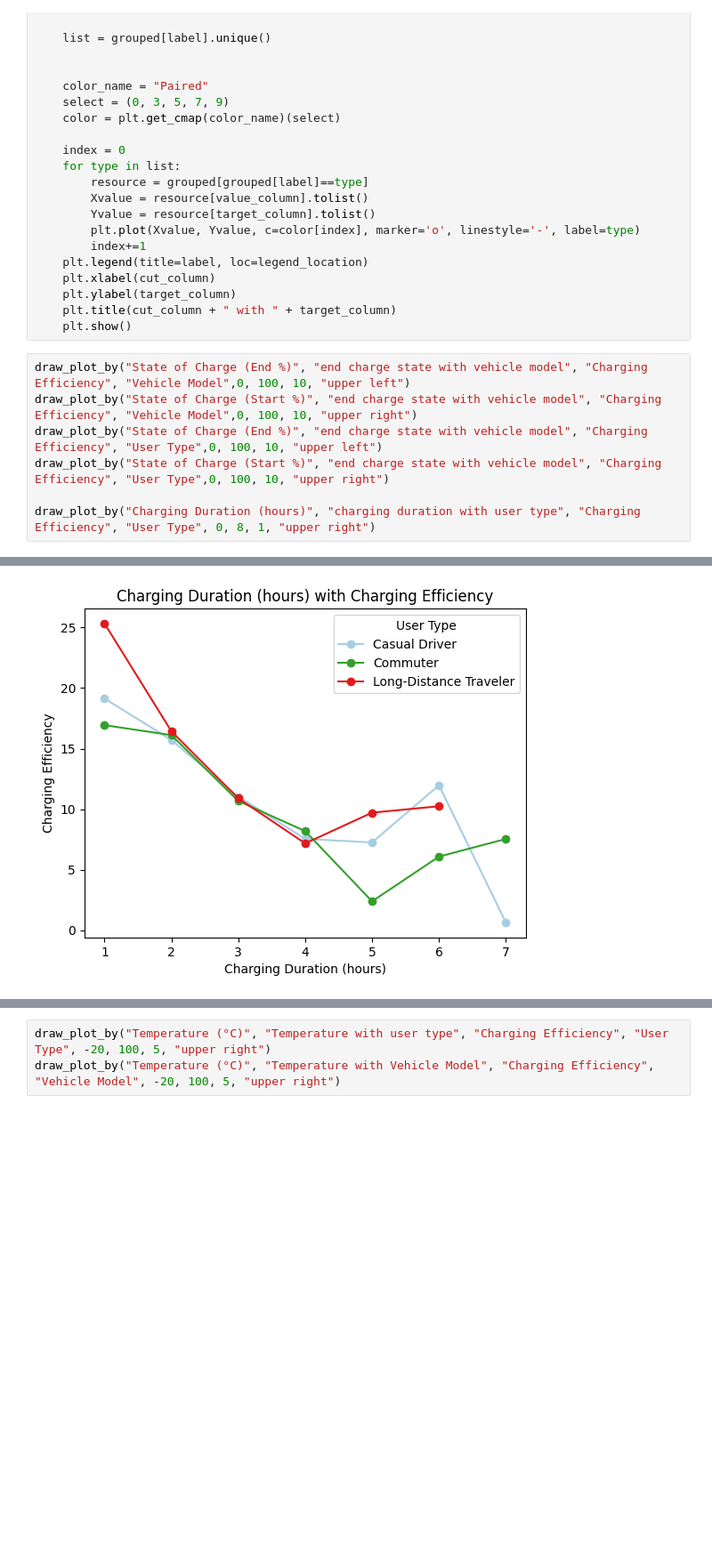
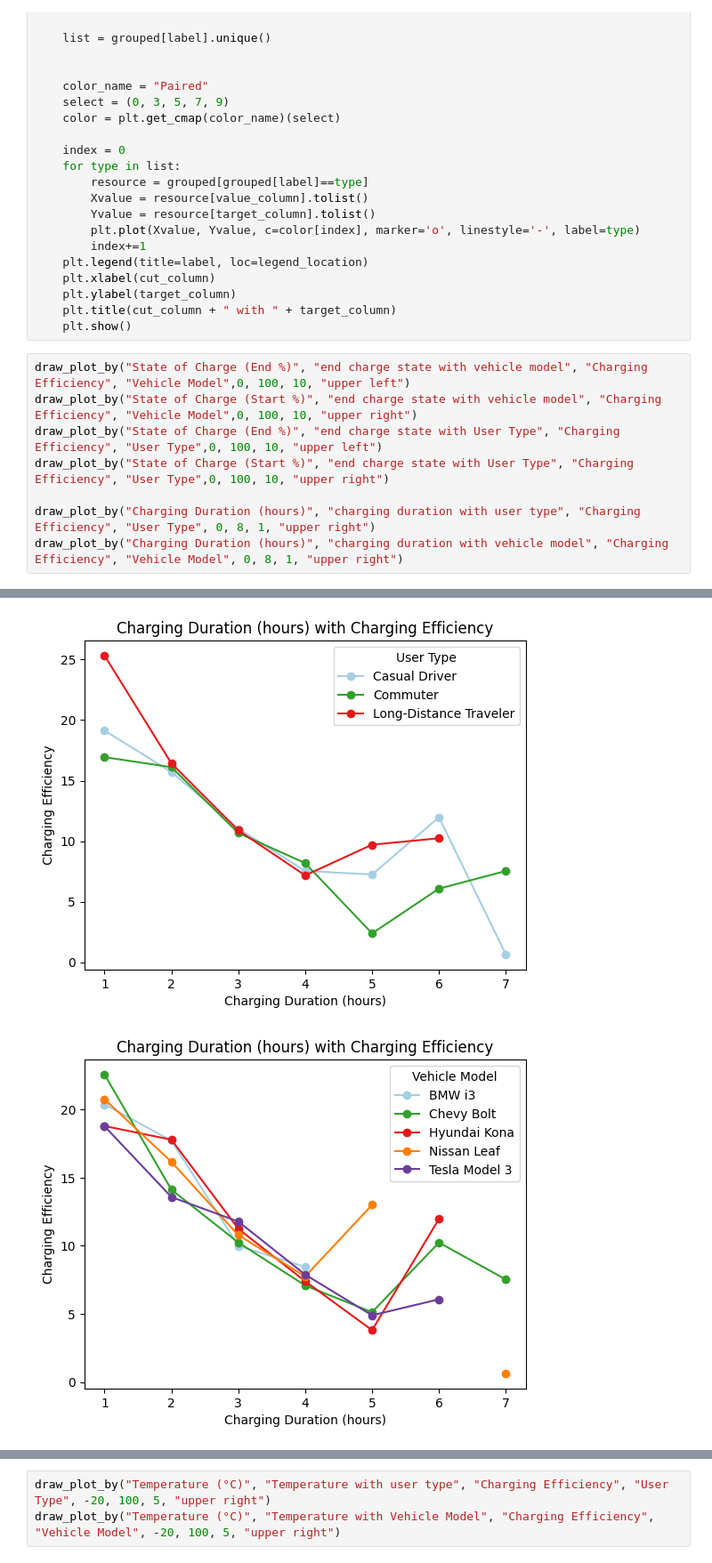
Before and after one commit to BerlingKang/517, a Jupyter notebook: Final Project Report_copy.ipynb, the cells around one changed output, grey strips where cells are left out. Shown at 89% size. Drawn from its saved outputs; the diff is of its cells as text; blank space fills up the shorter version.

```diff
--- a/Final Project Report_copy.ipynb
+++ b/Final Project Report_copy.ipynb
@@ -242,13 +239,15 @@ def draw_plot_by(cut_column, value_column, target_column, label, start, end, fre
 # %%
 draw_plot_by("State of Charge (End %)", "end charge state with vehicle model", "Charging Efficiency", "Vehicle Model",0, 100, 10, "upper left")
 draw_plot_by("State of Charge (Start %)", "end charge state with vehicle model", "Charging Efficiency", "Vehicle Model",0, 100, 10, "upper right")
-draw_plot_by("State of Charge (End %)", "end charge state with vehicle model", "Charging Efficiency", "User Type",0, 100, 10, "upper left")
-draw_plot_by("State of Charge (Start %)", "end charge state with vehicle model", "Charging Efficiency", "User Type",0, 100, 10, "upper right")
+draw_plot_by("State of Charge (End %)", "end charge state with User Type", "Charging Efficiency", "User Type",0, 100, 10, "upper left")
+draw_plot_by("State of Charge (Start %)", "end charge state with User Type", "Charging Efficiency", "User Type",0, 100, 10, "upper right")
 
 draw_plot_by("Charging Duration (hours)", "charging duration with user type", "Charging Efficiency", "User Type", 0, 8, 1, "upper right")
+draw_plot_by("Charging Duration (hours)", "charging duration with vehicle model", "Charging Efficiency", "Vehicle Model", 0, 8, 1, "upper right")
 # %% [output]
 [figure]
 [figure]
 [figure]
 [figure]
 [figure]
+[figure, added]
```
Also changed, not shown: parts of 4 cells of this notebook, 2 other files.
